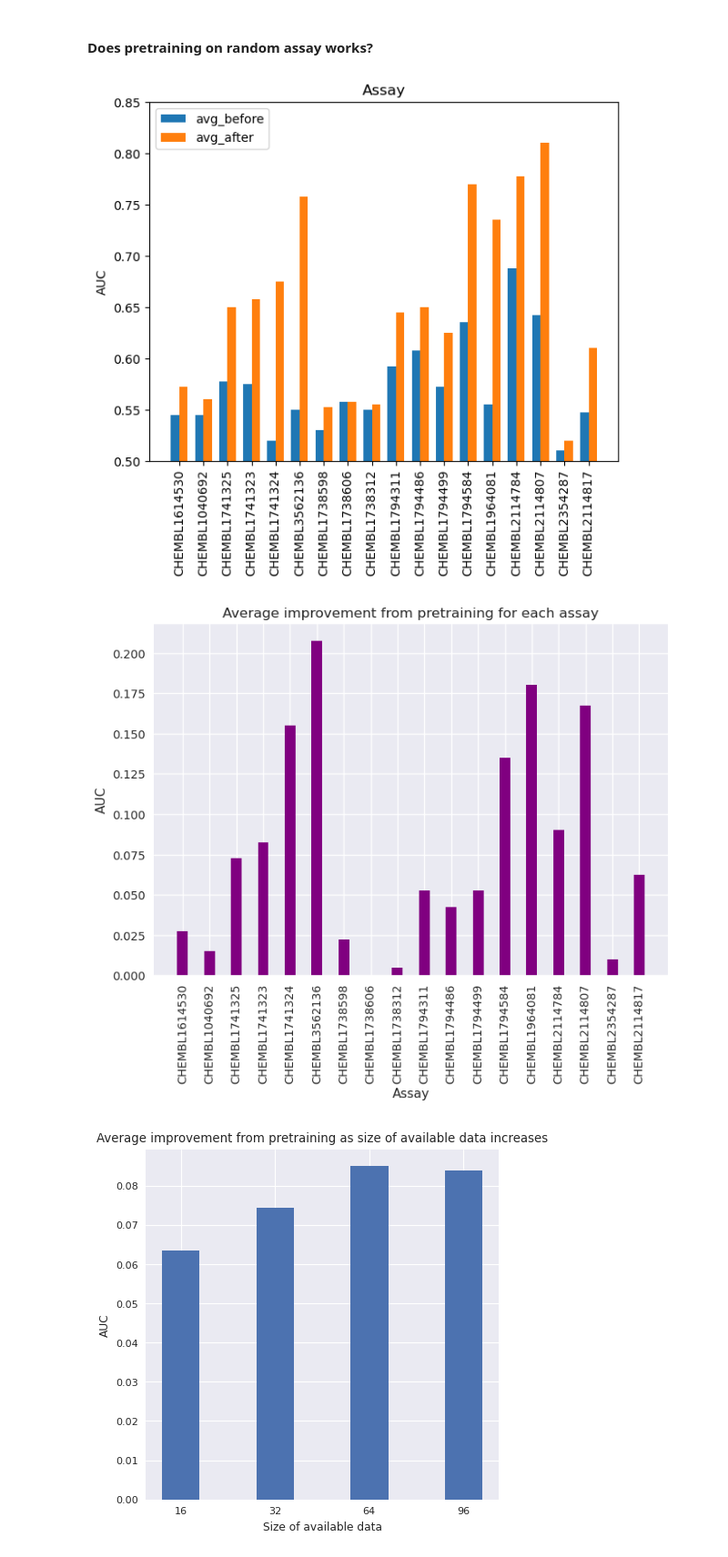
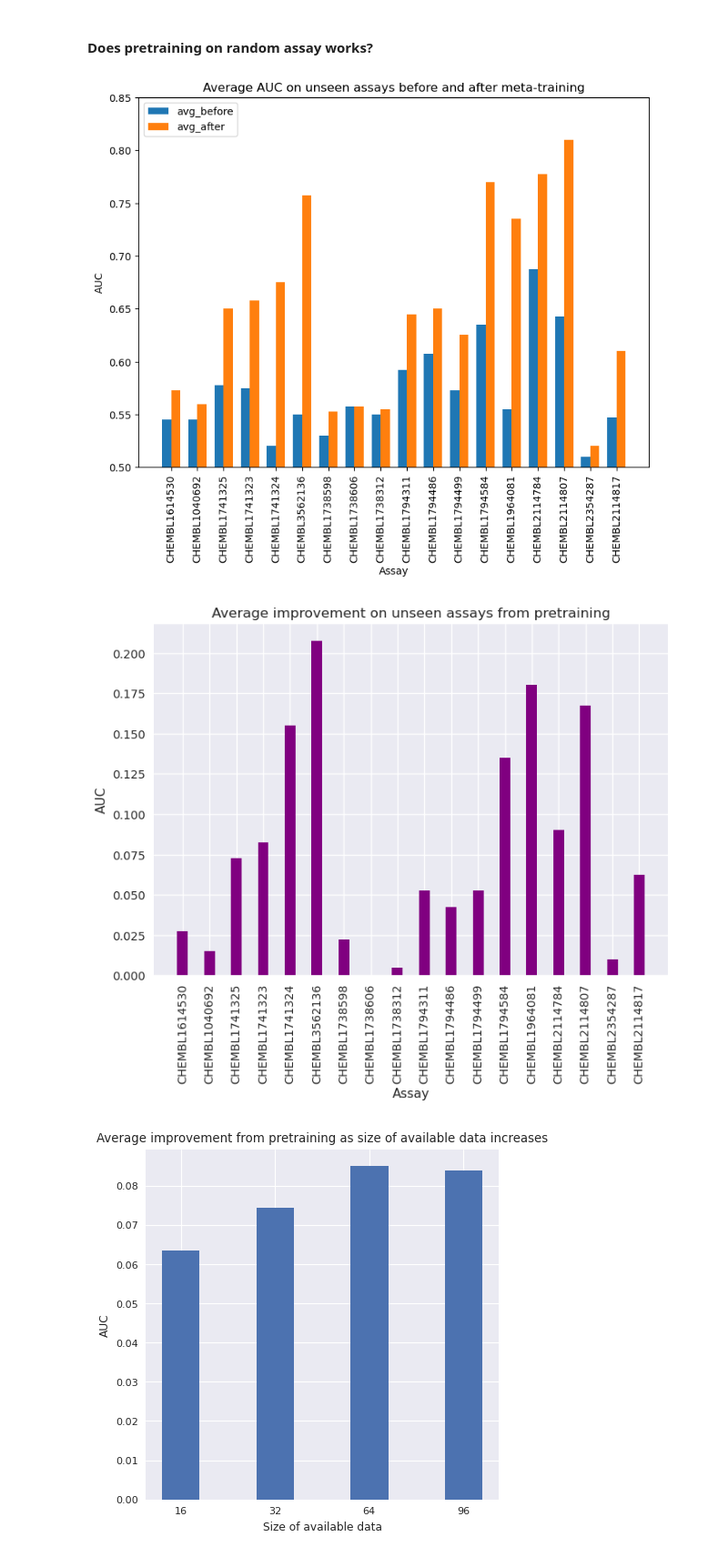
Before and after one commit to son-ha-264/FSL_CP, a Jupyter notebook: result/notebook/protonet_result.ipynb, the cells around one changed output. Shown: that part at 91% size. Saved outputs shown, nothing was run; the diff lists cells and outputs as text; code cells hidden in the pictures.

```diff
--- a/result/notebook/protonet_result.ipynb
+++ b/result/notebook/protonet_result.ipynb
@@ -33,34 +33,34 @@ diff_96 = after_96 - before_96
 # %%
 # Improvements for each assay
 avg_before = np.mean([before_16, before_32, before_64, before_96], axis=0)
 avg_after = np.mean([after_16, after_32, after_64, after_96], axis=0)
 labels = list(df_proto_result['assay_chembl_id'])
 
-x = np.arange(len(labels))  # the label locations
-width = 0.35  # the width of the bars
+x = np.arange(len(labels))
+width = 0.35
 
 fig, ax = plt.subplots()
+fig.set_size_inches(8,6)
 rects1 = ax.bar(x - width/2, avg_before, width, label='avg_before')
 rects2 = ax.bar(x + width/2, avg_after, width, label='avg_after')
 
-# Add some text for labels, title and custom x-axis tick labels, etc.
 ax.set_ylabel('AUC')
-ax.set_title('Assay')
+ax.set_xlabel('Assay')
+ax.set_title('Average AUC on unseen assays before and after meta-training')
 ax.set_xticks(x, labels)
 ax.legend(loc='upper left')
-
-#ax.bar_label(rects1, padding=3)
-#ax.bar_label(rects2, padding=3)
 
 fig.tight_layout()
 
 plt.tick_params(axis='x', labelrotation=90)
 
 plt.ylim([0.5, 0.85])
 
+plt.savefig("../plots/before_after_pretraining.png")
+
 plt.show()
 # %% [output]
-[figure, old version]
+[figure, new version]
 # %%
 # Improvements for each assay 2
 
@@ -77,10 +77,11 @@ with plt.style.context(['seaborn-v0_8-deep', 'seaborn']):
     plt.tick_params(axis='x', labelrotation=90)
     plt.xlabel('Assay')
     plt.ylabel('AUC')
-    plt.title('Average improvement from pretraining for each assay')
+    plt.title('Average improvement on unseen assays from pretraining')
+    plt.savefig("../plots/Average_improvement_pretraining.png")
     plt.show()
 # %% [output]
-[figure, old version]
+[figure, new version]
 # %%
 # Improvements from pretraining for various 'size of available data'
 
```
Also changed, not shown: 11 other files.
